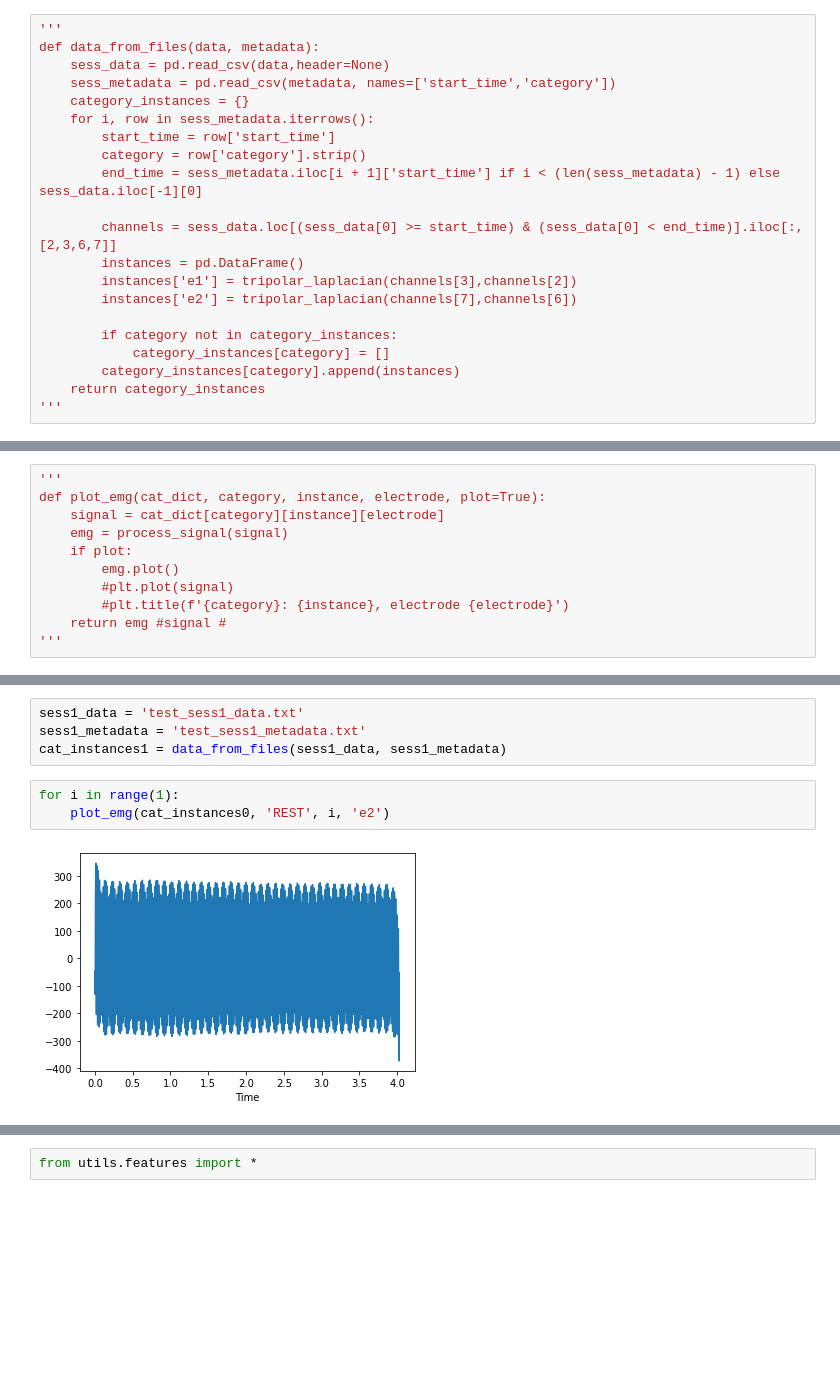
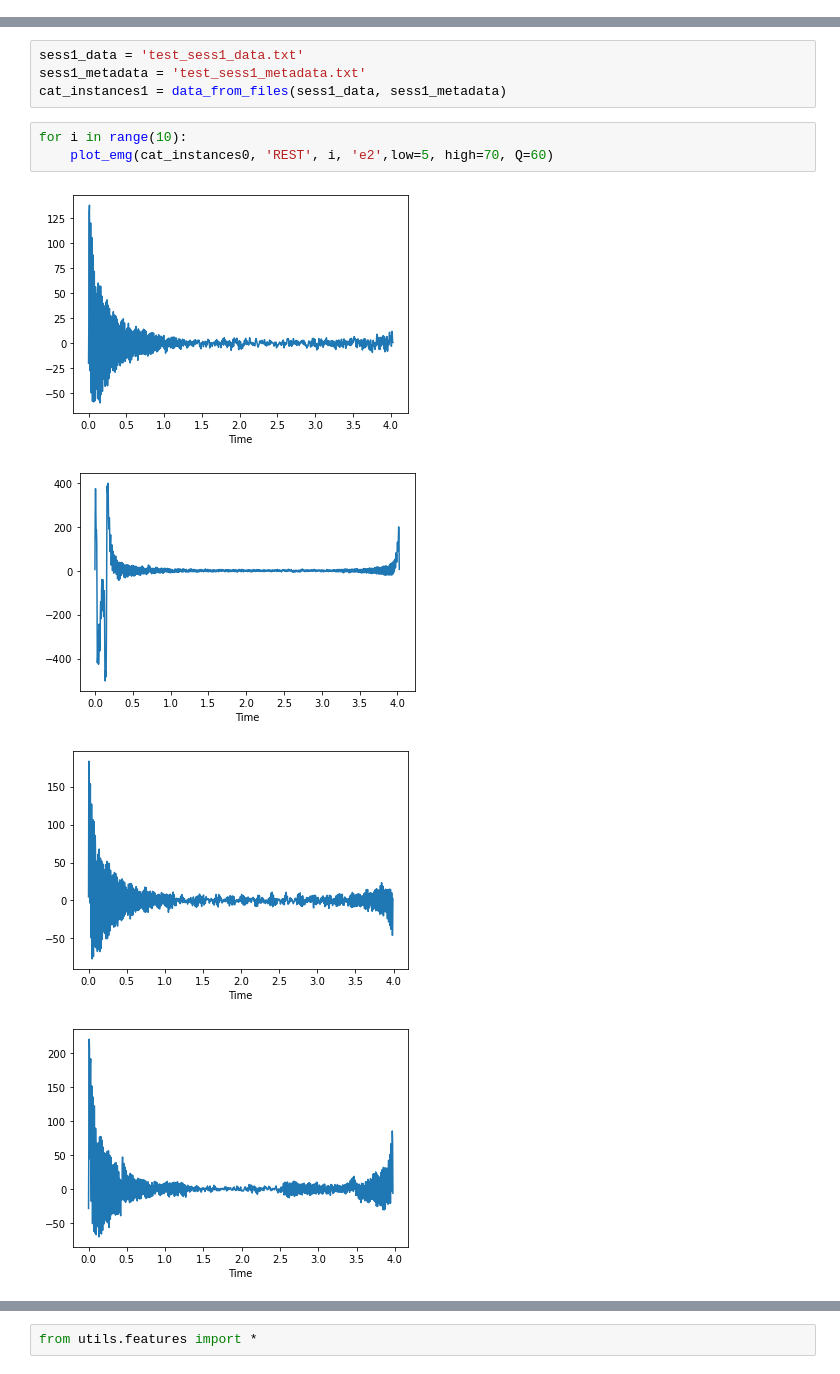
Before and after one commit to NeuroTech-UCSD/aeroMus, a Jupyter notebook: Project-Data/pyemg.ipynb, the cells around one changed output, grey strips where cells are left out. Saved outputs shown, nothing was run; the diff lists cells and outputs as text; blank space fills up the shorter version.

Commit message:
processing experiments

```diff
--- a/Project-Data/pyemg.ipynb
+++ b/Project-Data/pyemg.ipynb
@@ -12,21 +9,0 @@ from process_data import *
-# %%
-'''
-def data_from_files(data, metadata):
-    sess_data = pd.read_csv(data,header=None)
-    sess_metadata = pd.read_csv(metadata, names=['start_time','category'])
-    category_instances = {}
-    for i, row in sess_metadata.iterrows():
-        start_time = row['start_time']
-        category = row['category'].strip()
-        end_time = sess_metadata.iloc[i + 1]['start_time'] if i < (len(sess_metadata) - 1) else sess_data.iloc[-1][0]
-
-        channels = sess_data.loc[(sess_data[0] >= start_time) & (sess_data[0] < end_time)].iloc[:,[2,3,6,7]]
-        instances = pd.DataFrame()
-        instances['e1'] = tripolar_laplacian(channels[3],channels[2])
-        instances['e2'] = tripolar_laplacian(channels[7],channels[6])
-
-        if category not in category_instances:
-            category_instances[category] = []
-        category_instances[category].append(instances)
-    return category_instances
-'''
@@ -49,11 +9,0 @@ def process_signal(signal):
-# %%
-'''
-def plot_emg(cat_dict, category, instance, electrode, plot=True):
-    signal = cat_dict[category][instance][electrode]
-    emg = process_signal(signal)
-    if plot:
-        emg.plot()
-        #plt.plot(signal)
-        #plt.title(f'{category}: {instance}, electrode {electrode}')
-    return emg #signal #
-'''
@@ -117,7 +67,10 @@ sess1_data = 'test_sess1_data.txt'
 sess1_metadata = 'test_sess1_metadata.txt'
 cat_instances1 = data_from_files(sess1_data, sess1_metadata)
 # %%
-for i in range(1):
-    plot_emg(cat_instances0, 'REST', i, 'e2')
+for i in range(10):
+    plot_emg(cat_instances0, 'REST', i, 'e2',low=5, high=70, Q=60)
 # %% [output]
-[figure, old version]
+[figure, new version]
+[figure, added]
+[figure, added]
+[figure, added]
```
Also changed, not shown: parts of 24 cells of this notebook, 2 other files.
